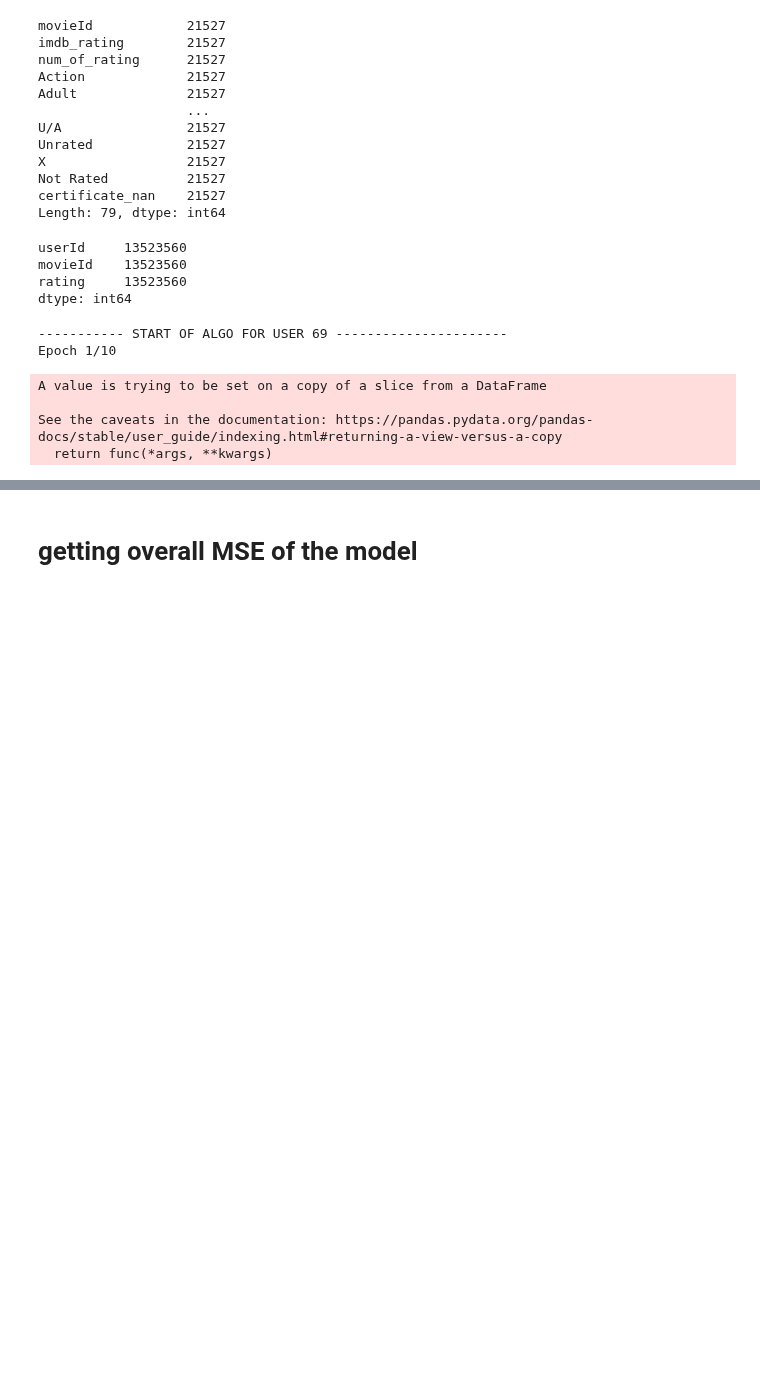
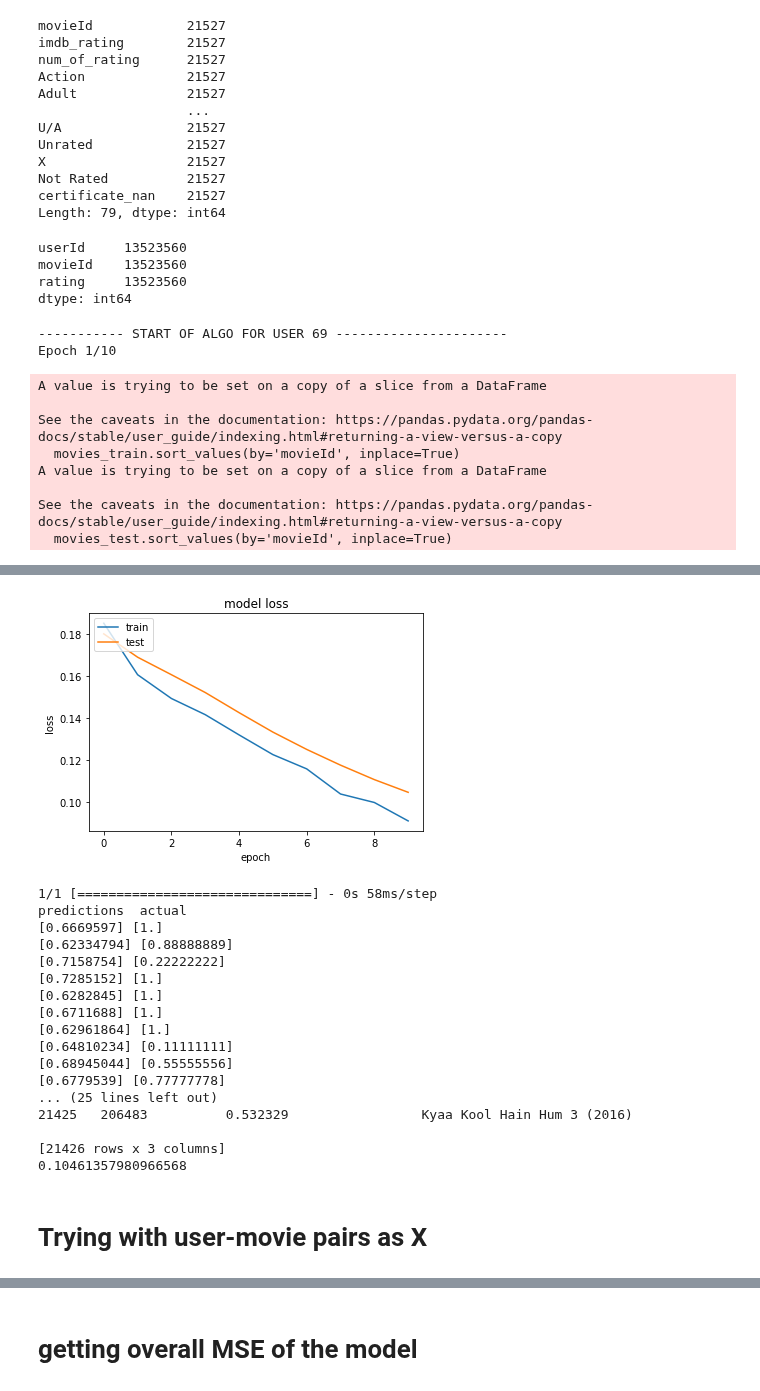
Before and after one commit to vincentlewi/import-group_name, a Jupyter notebook: content_based_nn_kev.ipynb, the cells around one changed output, grey strips where cells are left out. Drawn from its saved outputs; the diff is of its cells as text; code cells hidden in the pictures; blank space fills up the shorter version.

```diff
--- a/content_based_nn_kev.ipynb
+++ b/content_based_nn_kev.ipynb
@@ -270,6 +272,8 @@ def get_recomm(userId):
     model = tf.keras.Sequential()
     model.add(layers.Dense(128, input_shape=(78,), activation=tf.nn.relu))      # one hidden layer
     model.add(layers.Dense(32, activation=tf.nn.relu))      # one hidden layer
+    model.add(layers.Dense(16, activation=tf.nn.relu))      # one hidden layer
+    model.add(layers.Dropout(0.2))      # one hidden layer
     model.add(layers.Dense(1, activation=tf.nn.sigmoid))   # one output layer with 1 output. IS SIGMOID CORRECT?
 #     print(model.output_shape)
 
@@ -278,11 +282,19 @@ def get_recomm(userId):
 #               metrics=['accuracy']
             )
 
-    history = model.fit(x_train, y_train, epochs=10, verbose=1)
+    history = model.fit(x_train, y_train, epochs=10, verbose=1, validation_data=(x_test, y_test))
+
+    plt.plot(history.history["loss"])
+    plt.plot(history.history["val_loss"])
+    plt.title("model loss")
+    plt.ylabel("loss")
+    plt.xlabel("epoch")
+    plt.legend(["train", "test"], loc="upper left")
+    plt.show()
 
     predictions = model.predict(x_test)
-#     print('predictions', ' actual')
-#     [print(predictions[i], y_test[i]) for i in range(0,len(y_test))]
+    print('predictions', ' actual')
+    [print(predictions[i], y_test[i]) for i in range(0,len(y_test))]
 
     test_loss = model.evaluate(x_test, y_test)
     print('Test MSE:', test_loss)
@@ -312,4 +324,8 @@ Epoch 1/10
 A value is trying to be set on a copy of a slice from a DataFrame
 
 See the caveats in the documentation: https://pandas.pydata.org/pandas-docs/stable/user_guide/indexing.html#returning-a-view-versus-a-copy
-  return func(*args, **kwargs)
+  movies_train.sort_values(by='movieId', inplace=True)
+A value is trying to be set on a copy of a slice from a DataFrame
+
+See the caveats in the documentation: https://pandas.pydata.org/pandas-docs/stable/user_guide/indexing.html#returning-a-view-versus-a-copy
+  movies_test.sort_values(by='movieId', inplace=True)
@@ -332,0 +351,20 @@ Epoch 7/10
+[figure, added]
+1/1 [==============================] - 0s 58ms/step
+predictions  actual
+[0.6669597] [1.]
+[0.62334794] [0.88888889]
+[0.7158754] [0.22222222]
+[0.7285152] [1.]
+[0.6282845] [1.]
+[0.6711688] [1.]
+[0.62961864] [1.]
+[0.64810234] [0.11111111]
+[0.68945044] [0.55555556]
+[0.6779539] [0.77777778]
+... (25 lines left out)
+21425   206483          0.532329                 Kyaa Kool Hain Hum 3 (2016)
+
+[21426 rows x 3 columns]
+0.10461357980966568
+# %% [markdown]
+# Trying with user-movie pairs as X
```
Also changed, not shown: parts of 10 cells of this notebook, 2 other files.
